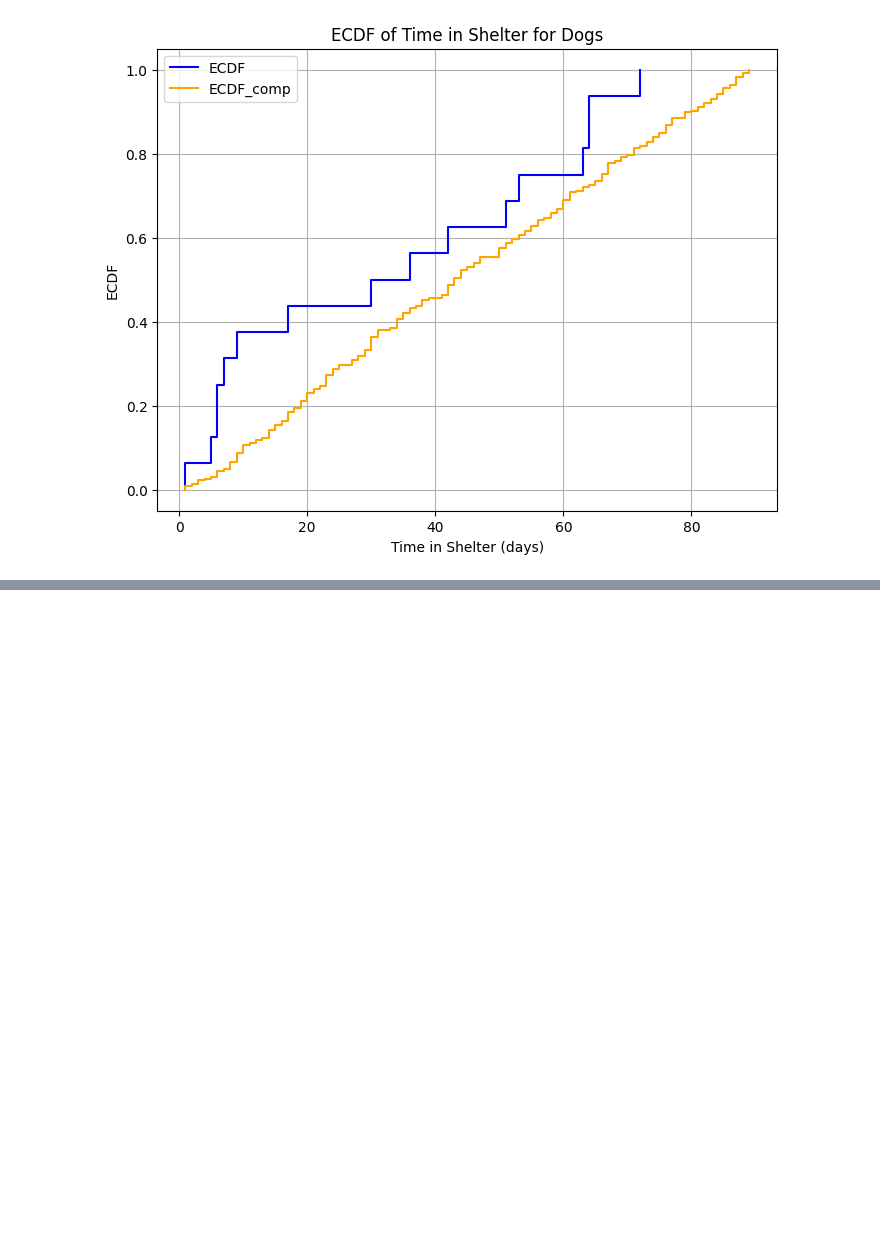
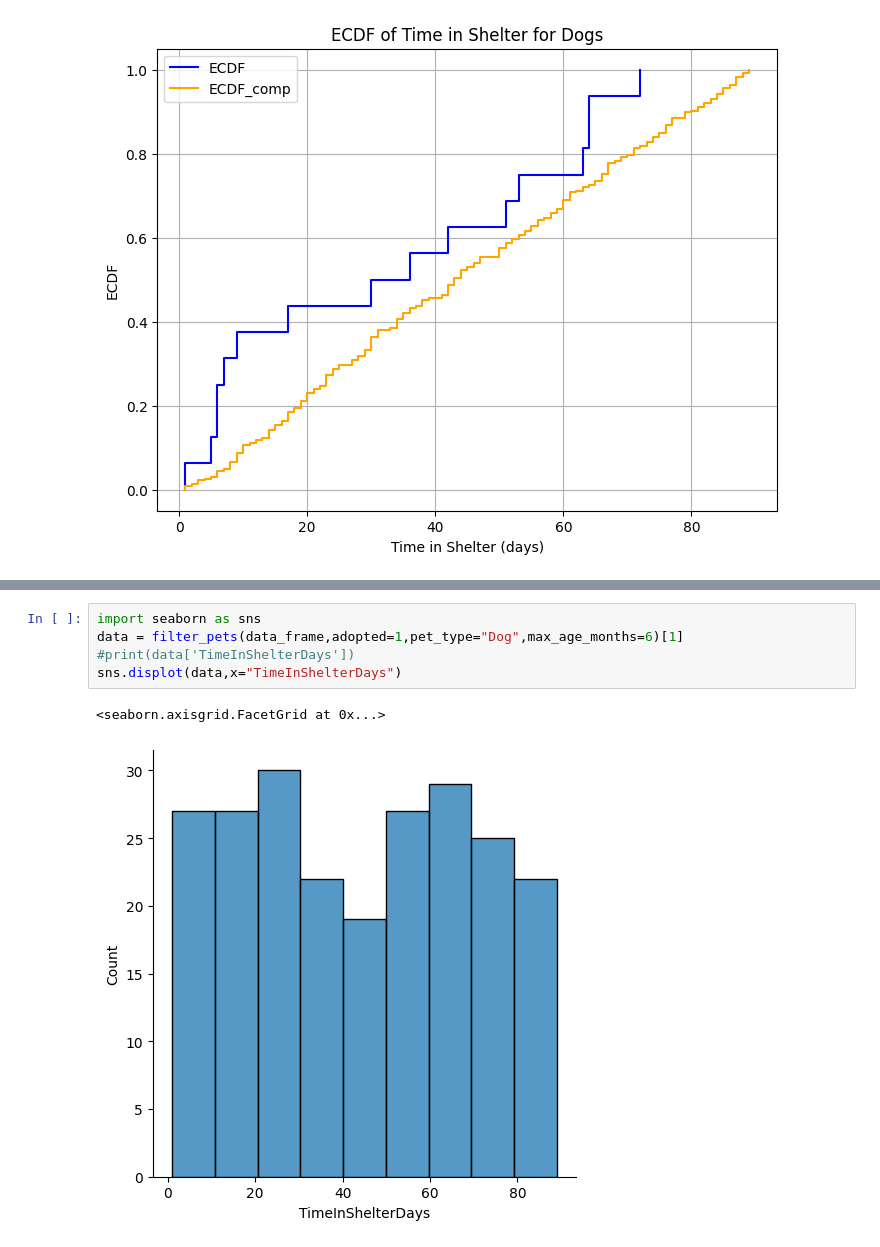
Before and after one commit to tsents/Statistical-Theory-Project, a Jupyter notebook: data.ipynb, the cells around one changed output, grey strips where cells are left out. Saved outputs shown, nothing was run; the diff lists cells and outputs as text; blank space fills up the shorter version.

```diff
--- a/data.ipynb
+++ b/data.ipynb
@@ -156,0 +169,8 @@ plt.show()
+# %%
+import seaborn as sns
+data = filter_pets(data_frame,adopted=1,pet_type="Dog",max_age_months=6)[1]
+#print(data['TimeInShelterDays'])
+sns.displot(data,x="TimeInShelterDays")
+# %% [output]
+<seaborn.axisgrid.FacetGrid at 0x...>
+[figure, added]
```
Also changed, not shown: parts of 9 cells of this notebook, 1 other file.
